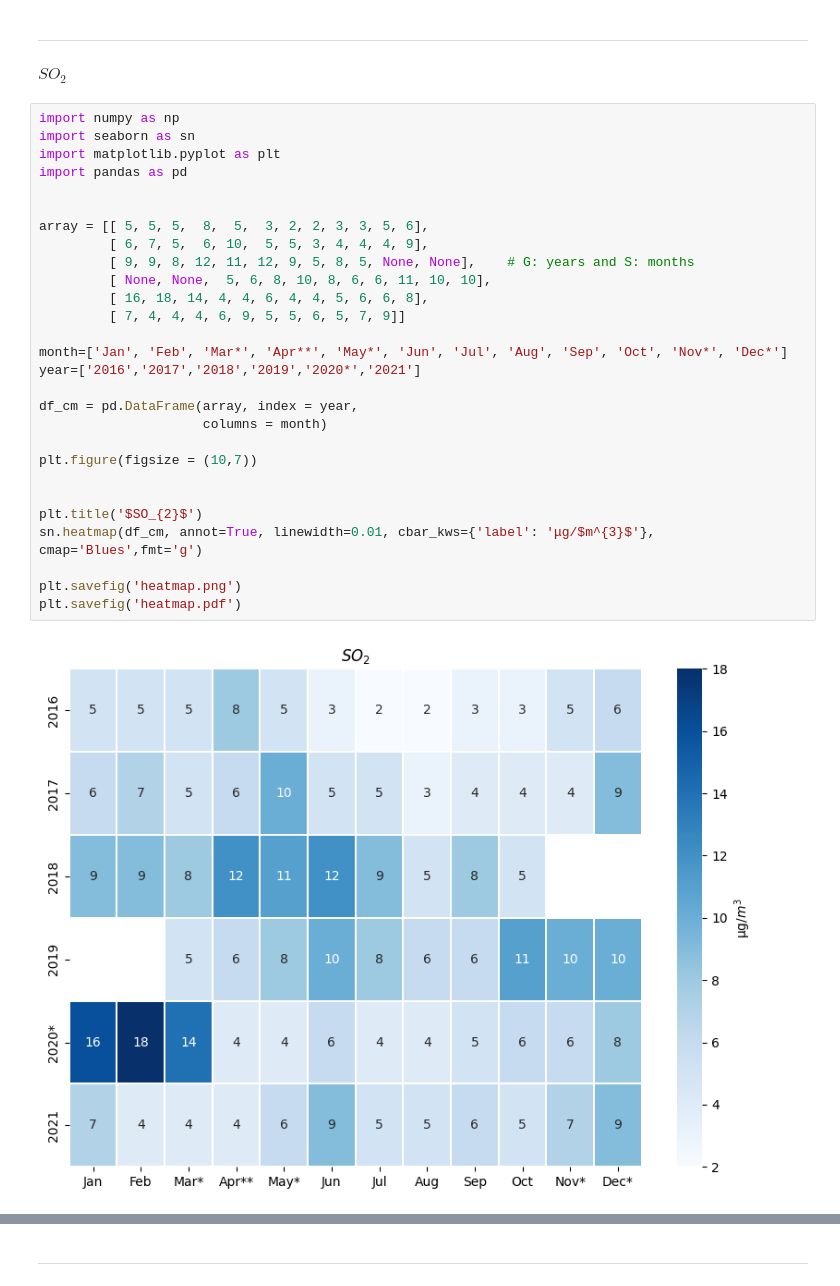
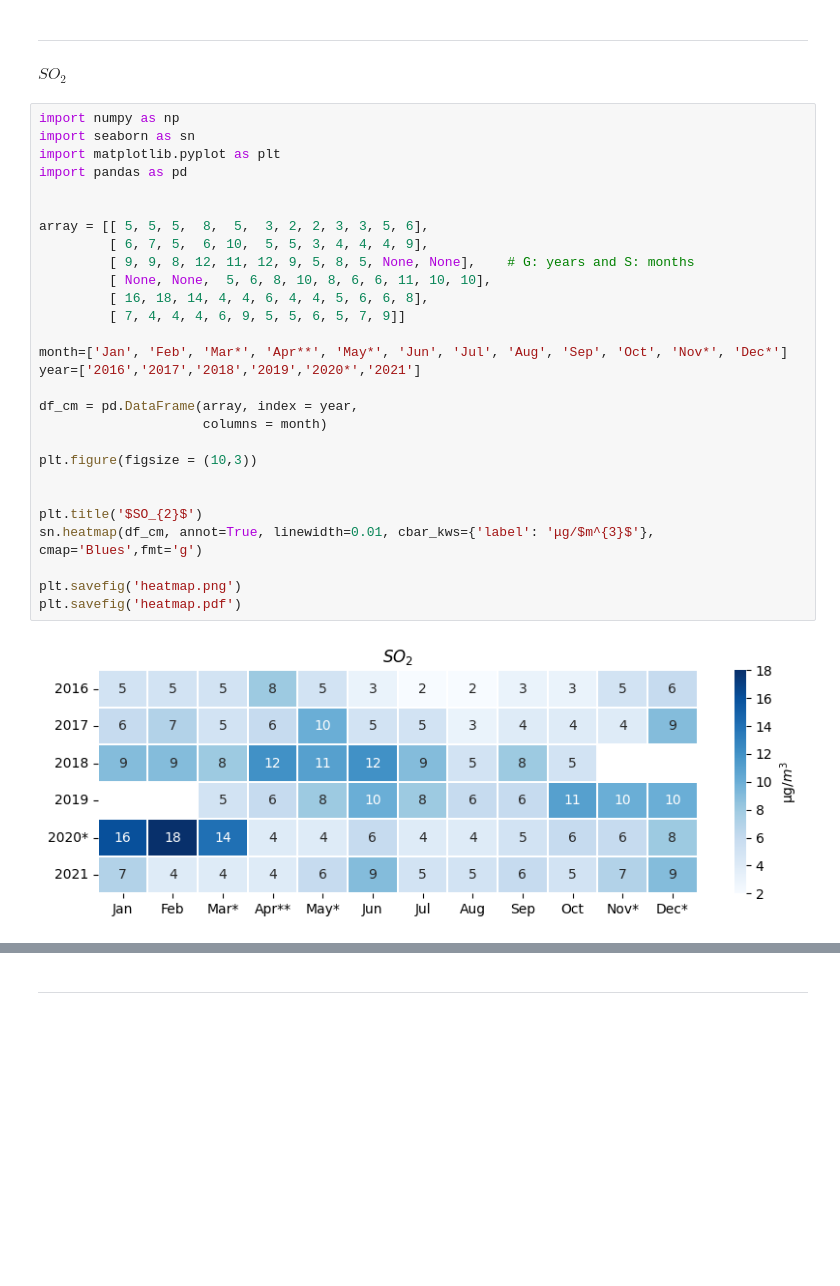
Before and after one commit to costpetrides/Air-pollution-COVID-19-impact, a Jupyter notebook: Yearly/PAT.ipynb, the cells around one changed output, grey strips where cells are left out. Drawn from its saved outputs; the diff is of its cells as text; blank space fills up the shorter version.

```diff
--- a/Yearly/PAT.ipynb
+++ b/Yearly/PAT.ipynb
@@ -40,33 +40,33 @@ print(df)
 # %%
 import numpy as np
 import seaborn as sn
 import matplotlib.pyplot as plt
 import pandas as pd
 
 
 array = [[ 5, 5, 5,  8,  5,  3, 2, 2, 3, 3, 5, 6],
          [ 6, 7, 5,  6, 10,  5, 5, 3, 4, 4, 4, 9],
          [ 9, 9, 8, 12, 11, 12, 9, 5, 8, 5, None, None],    # G: years and S: months
          [ None, None,  5, 6, 8, 10, 8, 6, 6, 11, 10, 10],
          [ 16, 18, 14, 4, 4, 6, 4, 4, 5, 6, 6, 8],
          [ 7, 4, 4, 4, 6, 9, 5, 5, 6, 5, 7, 9]]
 
 month=['Jan', 'Feb', 'Mar*', 'Apr**', 'May*', 'Jun', 'Jul', 'Aug', 'Sep', 'Oct', 'Nov*', 'Dec*']
 year=['2016','2017','2018','2019','2020*','2021']
 
 df_cm = pd.DataFrame(array, index = year,
                      columns = month)
 
-plt.figure(figsize = (10,7))
+plt.figure(figsize = (10,3))
 
 
 plt.title('$SO_{2}$')
 sn.heatmap(df_cm, annot=True, linewidth=0.01, cbar_kws={'label': 'μg/$m^{3}$'}, cmap='Blues',fmt='g')
 
 plt.savefig('heatmap.png')
 plt.savefig('heatmap.pdf')
 # %% [output]
-[figure, old version]
+[figure, new version]
 # %%
 plt.figure(figsize=(15,3))
 plt.title("$SO_{2}$ - Aθηνάς")
```
Also changed, not shown: parts of 6 cells of this notebook.
